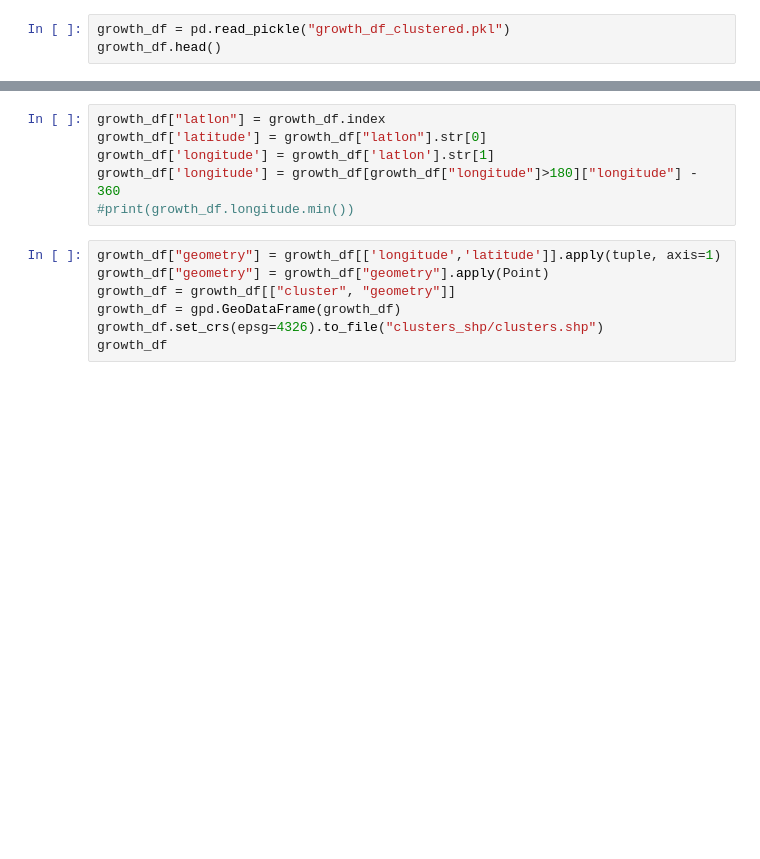
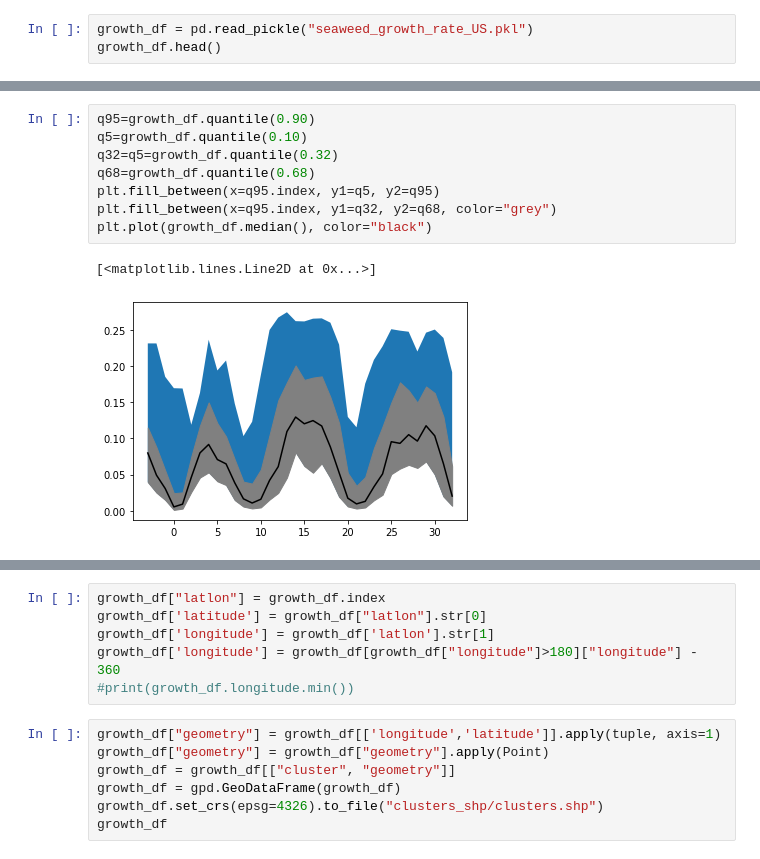
Before and after one commit to allfed/Seaweed-Growth-Model, a Jupyter notebook: data/interim_results/plotting clusters.ipynb, the cells around one changed output, grey strips where cells are left out. Drawn from its saved outputs; the diff is of its cells as text; blank space fills up the shorter version.

```diff
--- a/data/interim_results/plotting clusters.ipynb
+++ b/data/interim_results/plotting clusters.ipynb
@@ -10,5 +12,5 @@ import gstools as gs
 # %%
-growth_df = pd.read_pickle("growth_df_clustered.pkl")
+growth_df = pd.read_pickle("seaweed_growth_rate_US.pkl")
 growth_df.head()
 # %% [output]
 |  | months_since_war | -3 | -2 | -1 | 0 | 1 | 2 | 3 | 4 | 5 | ... |
@@ -20,0 +23,11 @@ growth_df.head()
+# %%
+q95=growth_df.quantile(0.90)
+q5=growth_df.quantile(0.10)
+q32=q5=growth_df.quantile(0.32)
+q68=growth_df.quantile(0.68)
+plt.fill_between(x=q95.index, y1=q5, y2=q95)
+plt.fill_between(x=q95.index, y1=q32, y2=q68, color="grey")
+plt.plot(growth_df.median(), color="black")
+# %% [output]
+[<matplotlib.lines.Line2D at 0x...>]
+[figure, added]
```
Also changed, not shown: parts of 11 cells of this notebook, 1 other file.
